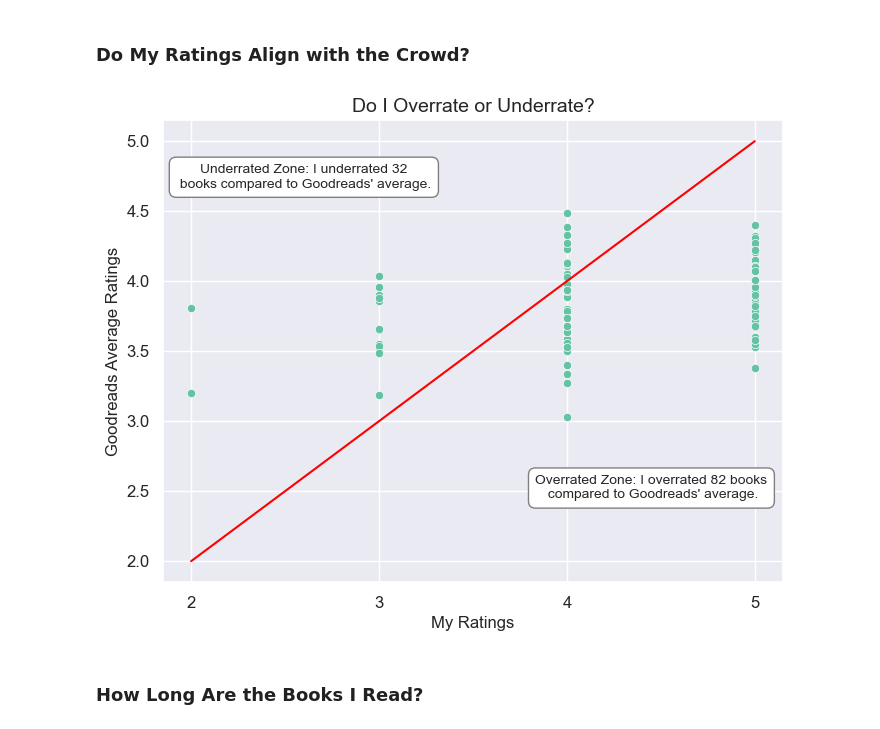
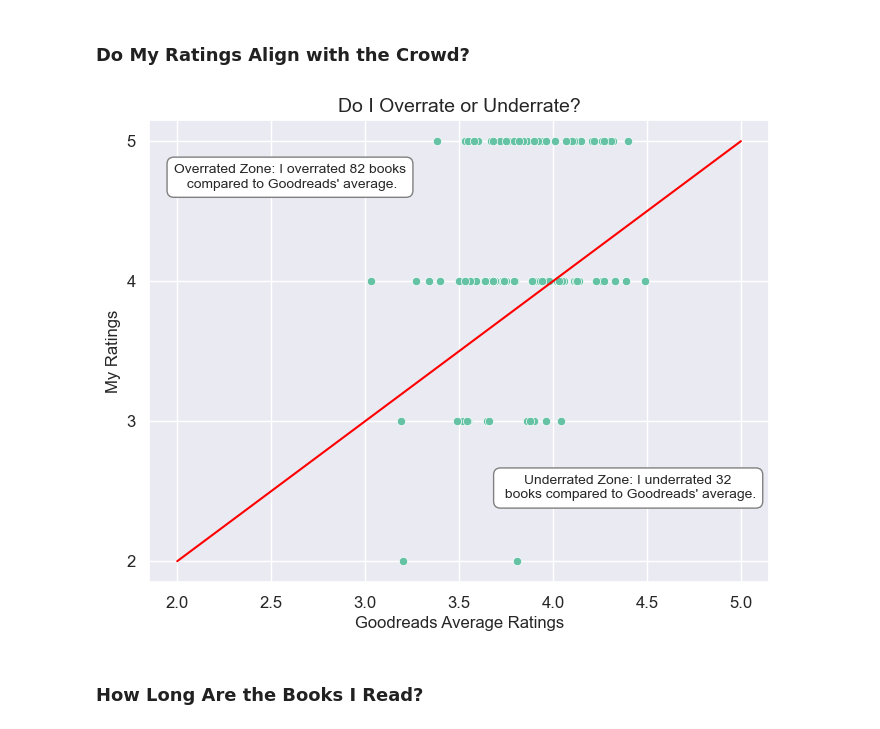
Before and after one commit to handebasaka/goodreads, a Jupyter notebook: goodreads.ipynb, the cells around one changed output. Drawn from its saved outputs; the diff is of its cells as text; code cells hidden in the pictures.

```diff
--- a/goodreads.ipynb
+++ b/goodreads.ipynb
@@ -190,41 +190,41 @@ display(least_5_books)
 # Calculate difference between my ratings and Goodreads' average ratings
 books['Diff Average Rating'] = books['My Rating'] - books['Average Rating']
 
 # Count underrated/overrated books
 overrated = books[books['Diff Average Rating'] >= 0]['Book Id'].count()
 underrated = books[books['Diff Average Rating'] < 0]['Book Id'].count()
 
 # Visualizing my rating vs. average ratings
 # Set the theme and size of the plot
 plt.figure(figsize=(8,6))
 sns.set_theme(style= 'darkgrid', palette='Set2')
 
 # Create the plot, change the title
-sns.scatterplot(data= books_with_rating, x= 'My Rating', y= 'Average Rating')
+sns.scatterplot(data= books_with_rating, x= 'Average Rating', y= 'My Rating')
 plt.title('Do I Overrate or Underrate?', fontsize= 14)
 
 # Change labels and their settings
-plt.xlabel('My Ratings', fontsize= 12)
-plt.xticks([2.0, 3.0, 4.0, 5.0], fontsize= 12)
-plt.ylabel('Goodreads Average Ratings', fontsize= 12)
-plt.yticks(fontsize= 12)
+plt.xlabel('Goodreads Average Ratings', fontsize= 12)
+plt.xticks(fontsize= 12)
+plt.ylabel('My Ratings', fontsize= 12)
+plt.yticks([2.0, 3.0, 4.0, 5.0], fontsize= 12)
 
 # Add y = x reference line
 plt.plot([min(books_with_rating['My Rating']), max(books_with_rating['My Rating'])],
          [min(books_with_rating['My Rating']), max(books_with_rating['My Rating'])],
          color='red', linestyle='-')
 
 # Add a text annotation explaining underrated/overrated
-plt.text(x= 4.45, y= 2.45, s= f"Overrated Zone: I overrated {overrated} books\n compared to Goodreads' average.", fontsize= 10, ha= 'center',
+plt.text(x= 2.6, y= 4.67, s= f"Overrated Zone: I overrated {overrated} books\n compared to Goodreads' average.", fontsize= 10, ha= 'center',
         bbox=dict(facecolor='white', edgecolor='gray', boxstyle='round,pad=0.5'))
 
-plt.text(x= 2.6, y= 4.67, s= f"Underrated Zone: I underrated {underrated}\n books compared to Goodreads' average.", fontsize= 10, ha= 'center',
+plt.text(x= 4.4, y= 2.45, s= f"Underrated Zone: I underrated {underrated}\n books compared to Goodreads' average.", fontsize= 10, ha= 'center',
         bbox=dict(facecolor='white', edgecolor='gray', boxstyle='round,pad=0.5'))
 
 # Show the plot
 plt.show();
 # %% [output]
-[figure, old version]
+[figure, new version]
 # %% [markdown]
 ### How Long Are the Books I Read?
 # %%
```
Also changed, not shown: parts of 3 cells of this notebook, 1 other file.
